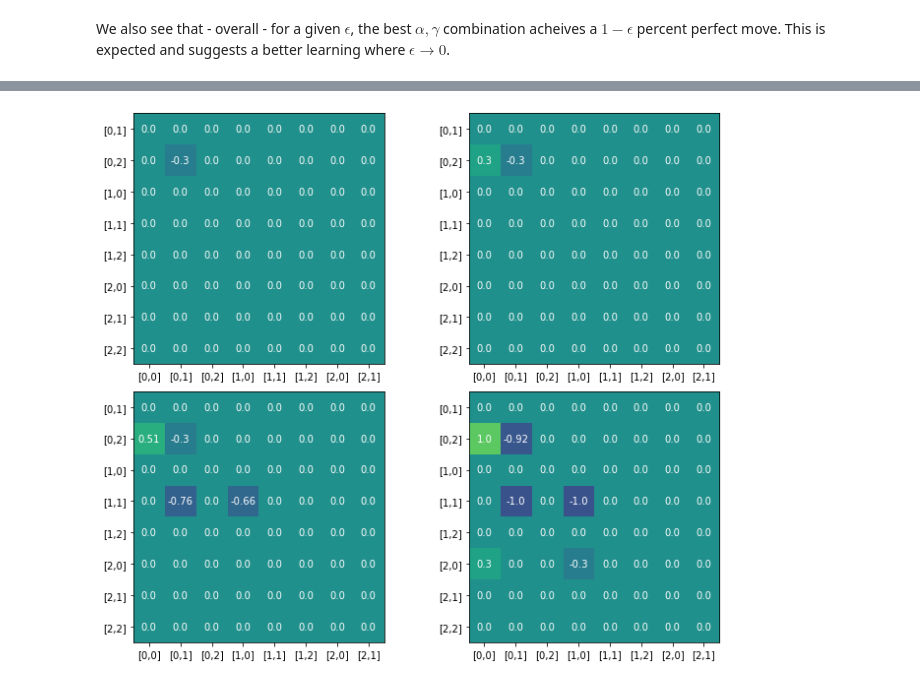
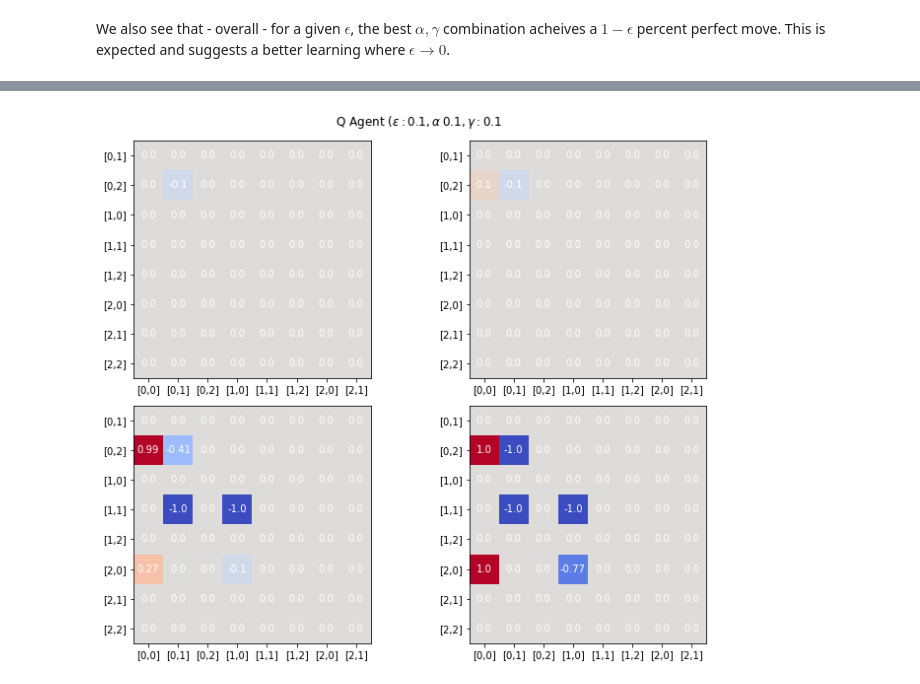
Before and after one commit to MartenThompson/rl-nim, a Jupyter notebook: code/visualization.ipynb, the cells around one changed output, grey strips where cells are left out. Drawn from its saved outputs; the diff is of its cells as text; code cells hidden in the pictures.

Commit message:
added Q learner with epsilon->0

```diff
--- a/code/visualization.ipynb
+++ b/code/visualization.ipynb
@@ -489,7 +491,8 @@ We also see that - overall - for a given $\epsilon$, the best $\alpha, \gamma$ c
 # %%
 import matplotlib
 # %%
-qseries = pd.read_csv('final/Qvis/Qseries.csv').values
+q01series = pd.read_csv('final/Qvis/conservative_series.csv').values
+q09series = pd.read_csv('final/Qvis/aggressive_series.csv').values
 # %%
 def fill_in_Q(Q, values):
     # awkward to do by hand, but we only need to fill in 18 values
@@ -522,8 +525,7 @@ before = ['[0,1]', '[0,2]', '[1,0]', '[1,1]', '[1,2]', '[2,0]', '[2,1]', '[2,2]'
 after = ['[0,0]', '[0,1]', '[0,2]', '[1,0]', '[1,1]', '[1,2]', '[2,0]', '[2,1]']
 
 def tile_image(Q, ax):
-    fixed_color_map = matplotlib.colors.TwoSlopeNorm(vmin=-4., vcenter=0.0, vmax=4)
-    plot = ax.imshow(Q, vmin=-2, vmax=2)
+    plot = ax.imshow(Q, cmap='coolwarm', vmin=-1, vmax=1)
 
     ax.set_xticks(np.arange(Q.shape[1]))
     ax.set_yticks(np.arange(Q.shape[0]))
@@ -533,6 +535,6 @@ def tile_image(Q, ax):
 
     for i in range(Q.shape[0]):
         for j in range(Q.shape[1]):
-            text = ax.text(j, i, np.round(Q[i, j],2),ha="center", va="center", color="w")
+            text = ax.text(j, i, np.round(Q[i, j],2),ha='center', va='center', color="w")
 
     return plot
@@ -549,15 +541,36 @@ Q20 = fill_in_Q(Q20, qseries[999,:])
+# %%
+Q01_1 = np.zeros([8,8])
+Q01_2 = np.zeros([8,8])
+Q01_3 = np.zeros([8,8])
+Q01_4 = np.zeros([8,8])
+
+Q01_1 = fill_in_Q(Q01_1, q01series[0,:])
+Q01_2 = fill_in_Q(Q01_2, q01series[1,:])
+Q01_3 = fill_in_Q(Q01_3, q01series[999,:])
+Q01_4 = fill_in_Q(Q01_4, q01series[49999,:])
+
+Q09_1 = np.zeros([8,8])
+Q09_2 = np.zeros([8,8])
+Q09_3 = np.zeros([8,8])
+Q09_4 = np.zeros([8,8])
+
+Q09_1 = fill_in_Q(Q09_1, q09series[0,:])
+Q09_2 = fill_in_Q(Q09_2, q09series[1,:])
+Q09_3 = fill_in_Q(Q09_3, q09series[999,:])
+Q09_4 = fill_in_Q(Q09_4, q09series[49999,:])
 # %%
 fig, ((ax1, ax2), (ax3, ax4)) = plt.subplots(2, 2, figsize=(10, 8))
 
-im1 = tile_image(Q1, ax=ax1)
+im1 = tile_image(Q01_1, ax=ax1)
 
-im2 = tile_image(Q2, ax=ax2)
+im2 = tile_image(Q01_2, ax=ax2)
 
-im3 = tile_image(Q10, ax=ax3)
+im3 = tile_image(Q01_3, ax=ax3)
 
-im4 = tile_image(Q20, ax=ax4)
+im4 = tile_image(Q01_4, ax=ax4)
 
+plt.suptitle(r'Q Agent $(\epsilon:0.1, \alpha\:0.1, \gamma:0.1$')
 plt.tight_layout()
 plt.show()
 # %% [output]
-[figure, old version]
+[figure, new version]
```
Also changed, not shown: parts of 11 cells of this notebook, 2 other files.
